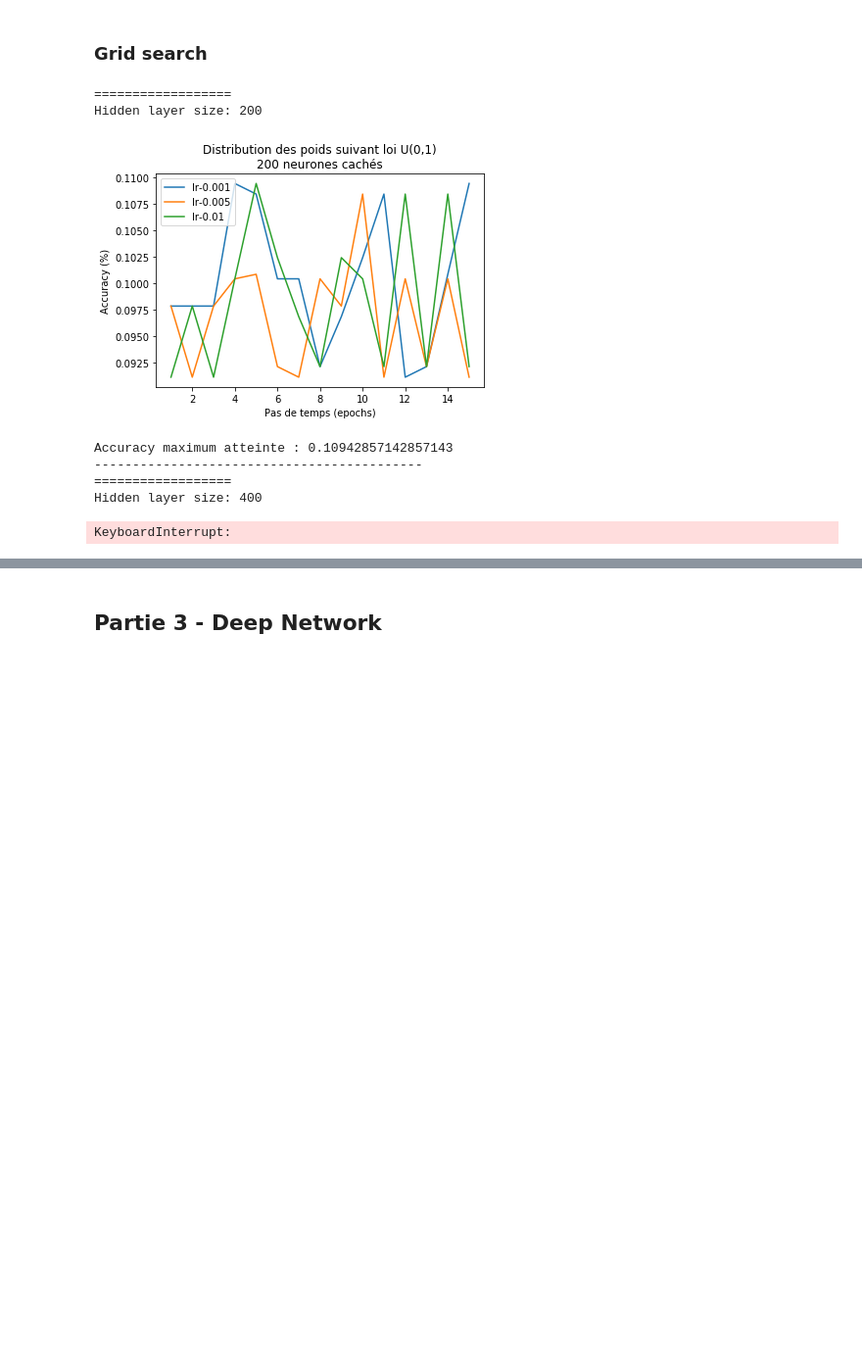
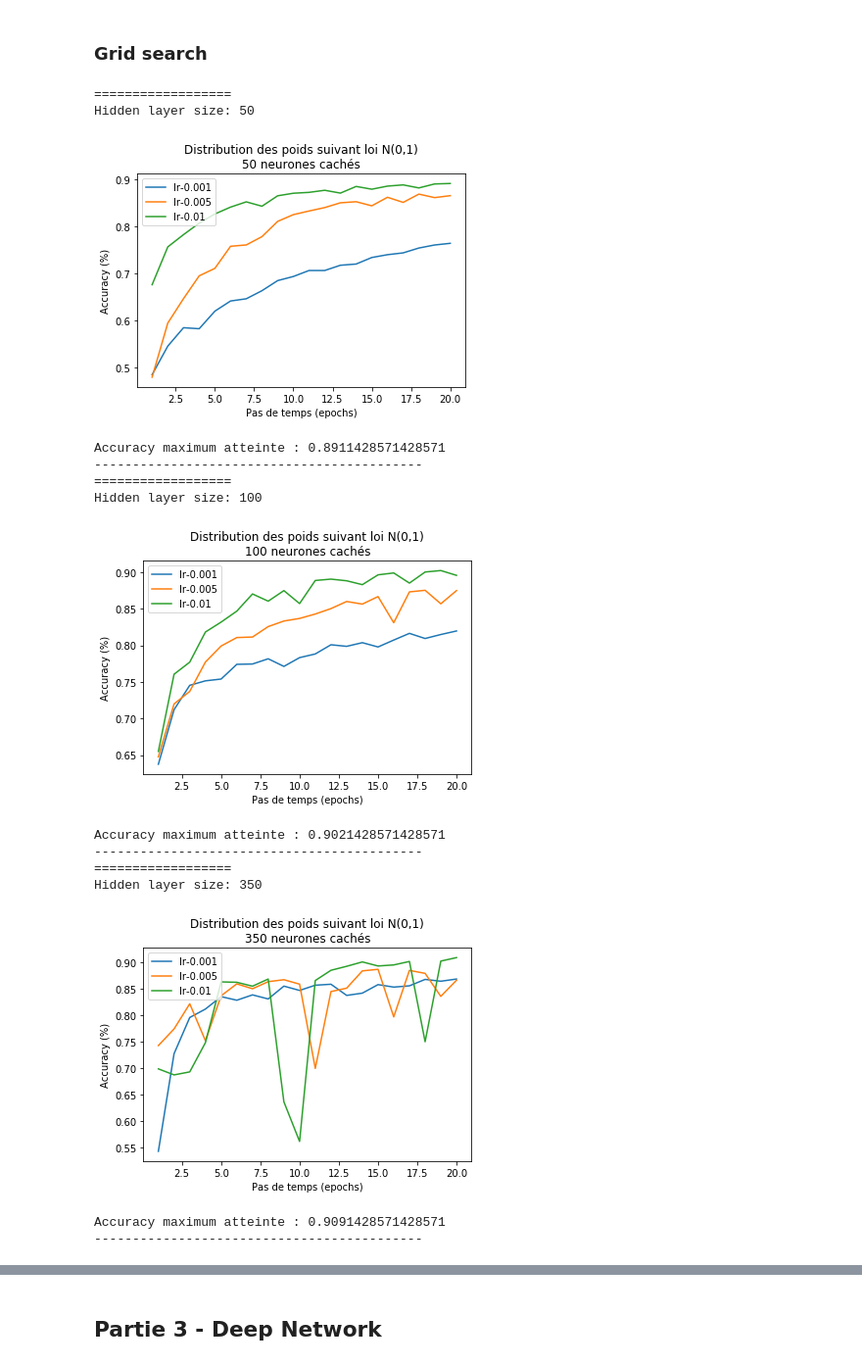
Before and after one commit to pierreelliott/Bio-inspired_Intelligence, a Jupyter notebook: TP1.ipynb, the cells around one changed output, grey strips where cells are left out. Shown at 98% size. Saved outputs shown, nothing was run; the diff lists cells and outputs as text; code cells hidden in the pictures; blank space fills up the shorter version.

```diff
--- a/TP1.ipynb
+++ b/TP1.ipynb
@@ -317,41 +315,35 @@ def initModelFunction(nb_neurons):
         return MLP(input_dim, nb_neurons, nb_class, lr, initWeights=initWeights)
     return initModel
 
-def MLP_grid_search(learning_rates, hidden_layer_sizes, nb_epochs=6, title="", initModelF=initModelFunction, initWeights=initWeightsDefault):
+def MLP_grid_search(learning_rates, hidden_layer_sizes, nb_epochs=6, show_progress=False, initModelF=initModelFunction):
     for size in hidden_layer_sizes:
         print("==================\nHidden layer size:", size)
         initModel = initModelF(size)
-        accuracies = grid_search(learning_rates, nb_epochs=nb_epochs, show_progress=False, initModel=initModel, initWeights=initWeights)
-        plotAccuracy(accuracies, learning_rates, nb_epochs, title=f"{title}\n{size} neurones cachés")
+        accuracies = grid_search(learning_rates, nb_epochs=nb_epochs, show_progress=show_progress, initModel=initModel)
+        plotAccuracy(accuracies, learning_rates, nb_epochs, title=f"Distribution des poids suivant loi N(0,1)\n{size} neurones cachés")
         max_accuracy = np.max(accuracies)
         print(f"Accuracy maximum atteinte : {max_accuracy}")
         print("-------------------------------------------")
-# %%
-hidden_layer_sizes = (200, 400)#(10, 60, 100, 150, 200, 300, 400)
-learning_rates = (1e-3, 5e-3, 1e-2)
-nb_epochs = 15
-initFunctions = {
-    "U": [
-        [0,1], [0,0.5], [-1,0], [-1,1]
-    ],
-    "N": [
-        [0,1], [0,0.5]
-    ]
-}
-
-for typeF, typeFParam in initFunctions.items():
-    for initFP in typeFParam:
-        initF = (initFunctionsDict[typeF])(initFP[0], initFP[1])
-        title=f"Distribution des poids suivant loi {typeF}({initFP[0]},{initFP[1]})"
-        accuracies = MLP_grid_search(learning_rates, hidden_layer_sizes, nb_epochs, initWeights=initF, title=title)
-        print("===========================================")
-# %% [output]
-==================
-Hidden layer size: 200
-[figure, removed]
-Accuracy maximum atteinte : 0.10942857142857143
--------------------------------------------
-==================
-Hidden layer size: 400
-KeyboardInterrupt:
+# %%
+lr = (1e-3, 5e-3, 1e-2)
+hidden_layer_sizes = (50, 100, 350)
+# hidden_layer_sizes = (25, 32)
+
+MLP_grid_search(lr, hidden_layer_sizes, nb_epochs=20)
+# %% [output]
+==================
+Hidden layer size: 50
+[figure, added]
+Accuracy maximum atteinte : 0.8911428571428571
+-------------------------------------------
+==================
+Hidden layer size: 100
+[figure, added]
+Accuracy maximum atteinte : 0.9021428571428571
+-------------------------------------------
+==================
+Hidden layer size: 350
+[figure, added]
+Accuracy maximum atteinte : 0.9091428571428571
+-------------------------------------------
 # %% [markdown]
```
Also changed, not shown: parts of 12 cells of this notebook.
